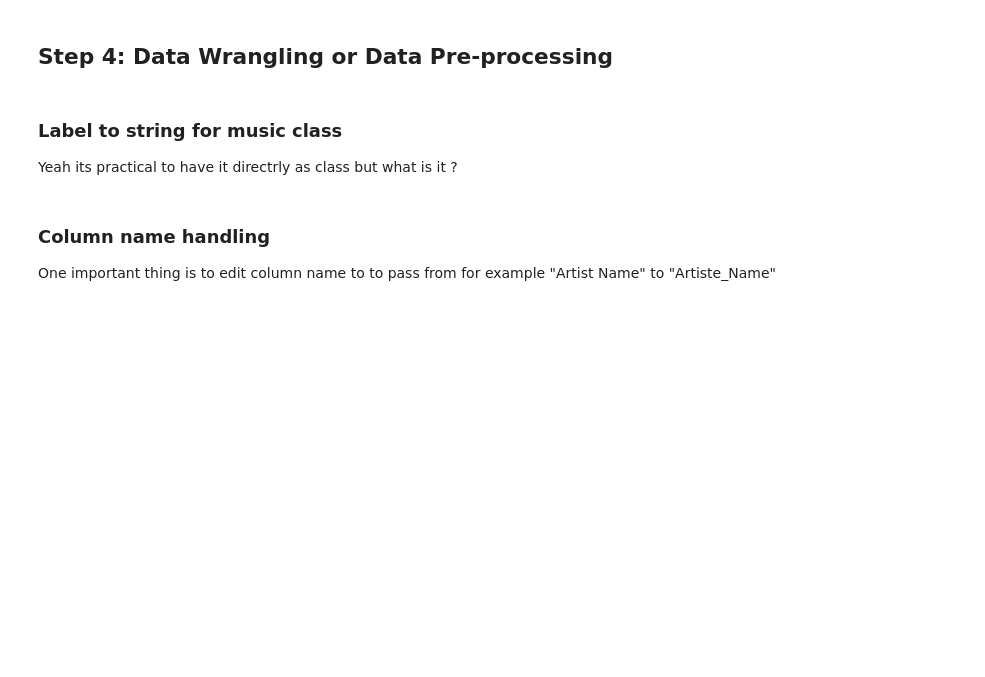
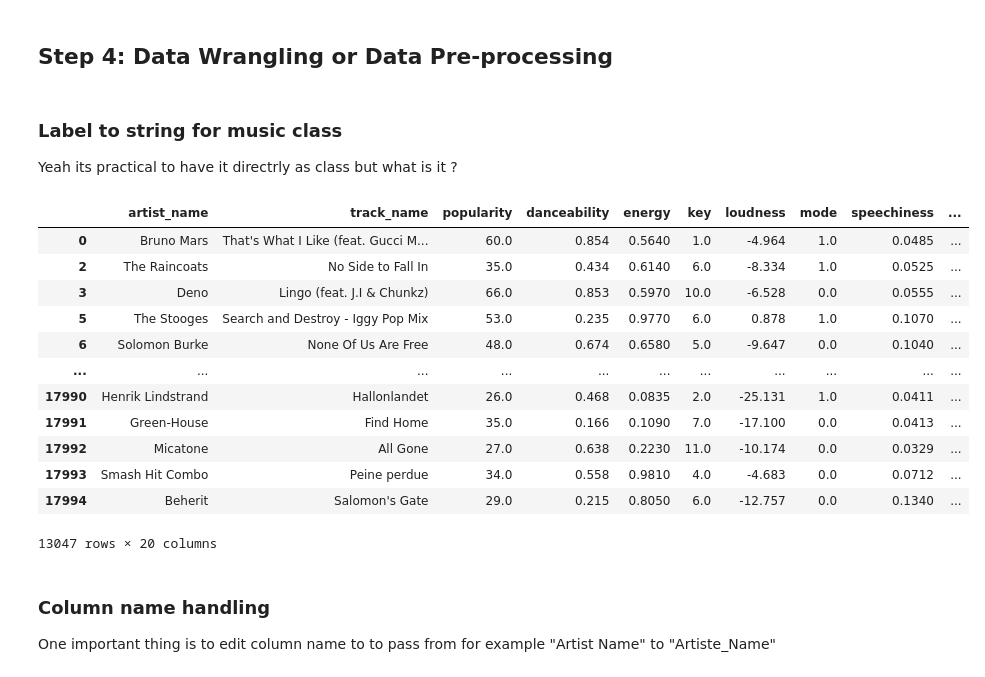
Before and after one commit to Hugo-Leyx-valade/projet-ML, a Jupyter notebook: Untitled1.ipynb, the cells around one changed output. Drawn from its saved outputs; the diff is of its cells as text; code cells hidden in the pictures; blank space fills up the shorter version.

```diff
--- a/Untitled1.ipynb
+++ b/Untitled1.ipynb
@@ -59,5 +59,22 @@ P.S : Valence is the fact that the music is positive, happy ...
 # %% [markdown]
 ### Label to string for music class
 Yeah its practical to have it directrly as class but what is it ?
+# %%
+result = df[df["class"] != 10]
+result
+# %% [output]
+|  | artist_name | track_name | popularity | danceability | energy | key | loudness | mode | speechiness | ... |
+| 0 | Bruno Mars | That's What I Like (feat. Gucci M... | 60.0 | 0.854 | 0.5640 | 1.0 | -4.964 | 1.0 | 0.0485 | ... |
+| 2 | The Raincoats | No Side to Fall In | 35.0 | 0.434 | 0.6140 | 6.0 | -8.334 | 1.0 | 0.0525 | ... |
+| 3 | Deno | Lingo (feat. J.I & Chunkz) | 66.0 | 0.853 | 0.5970 | 10.0 | -6.528 | 0.0 | 0.0555 | ... |
+| 5 | The Stooges | Search and Destroy - Iggy Pop Mix | 53.0 | 0.235 | 0.9770 | 6.0 | 0.878 | 1.0 | 0.1070 | ... |
+| 6 | Solomon Burke | None Of Us Are Free | 48.0 | 0.674 | 0.6580 | 5.0 | -9.647 | 0.0 | 0.1040 | ... |
+| ... | ... | ... | ... | ... | ... | ... | ... | ... | ... | ... |
+| 17990 | Henrik Lindstrand | Hallonlandet | 26.0 | 0.468 | 0.0835 | 2.0 | -25.131 | 1.0 | 0.0411 | ... |
+| 17991 | Green-House | Find Home | 35.0 | 0.166 | 0.1090 | 7.0 | -17.100 | 0.0 | 0.0413 | ... |
+| 17992 | Micatone | All Gone | 27.0 | 0.638 | 0.2230 | 11.0 | -10.174 | 0.0 | 0.0329 | ... |
+| 17993 | Smash Hit Combo | Peine perdue | 34.0 | 0.558 | 0.9810 | 4.0 | -4.683 | 0.0 | 0.0712 | ... |
+| 17994 | Beherit | Salomon's Gate | 29.0 | 0.215 | 0.8050 | 6.0 | -12.757 | 0.0 | 0.1340 | ... |
+13047 rows × 20 columns
 # %%
 class_mapping = {
```
Also changed, not shown: parts of 11 cells of this notebook.
